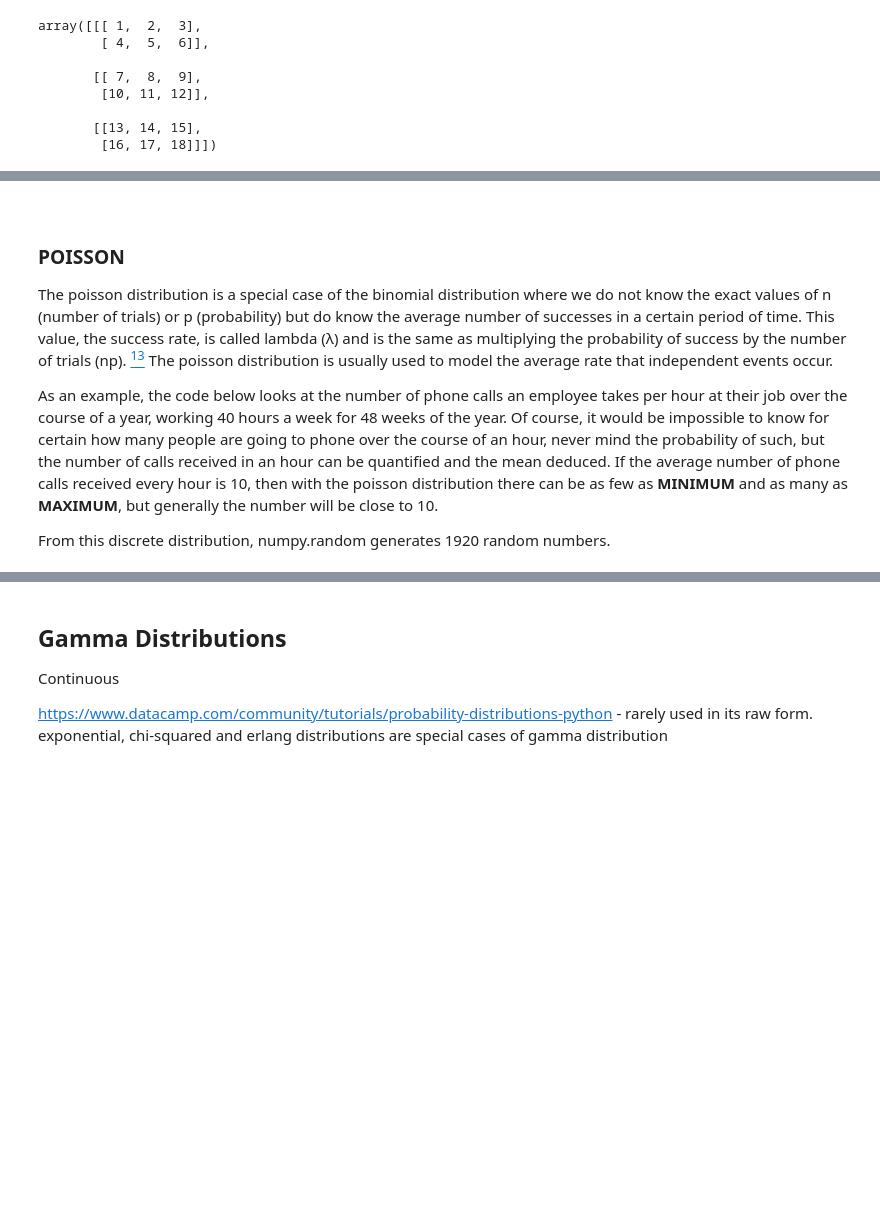
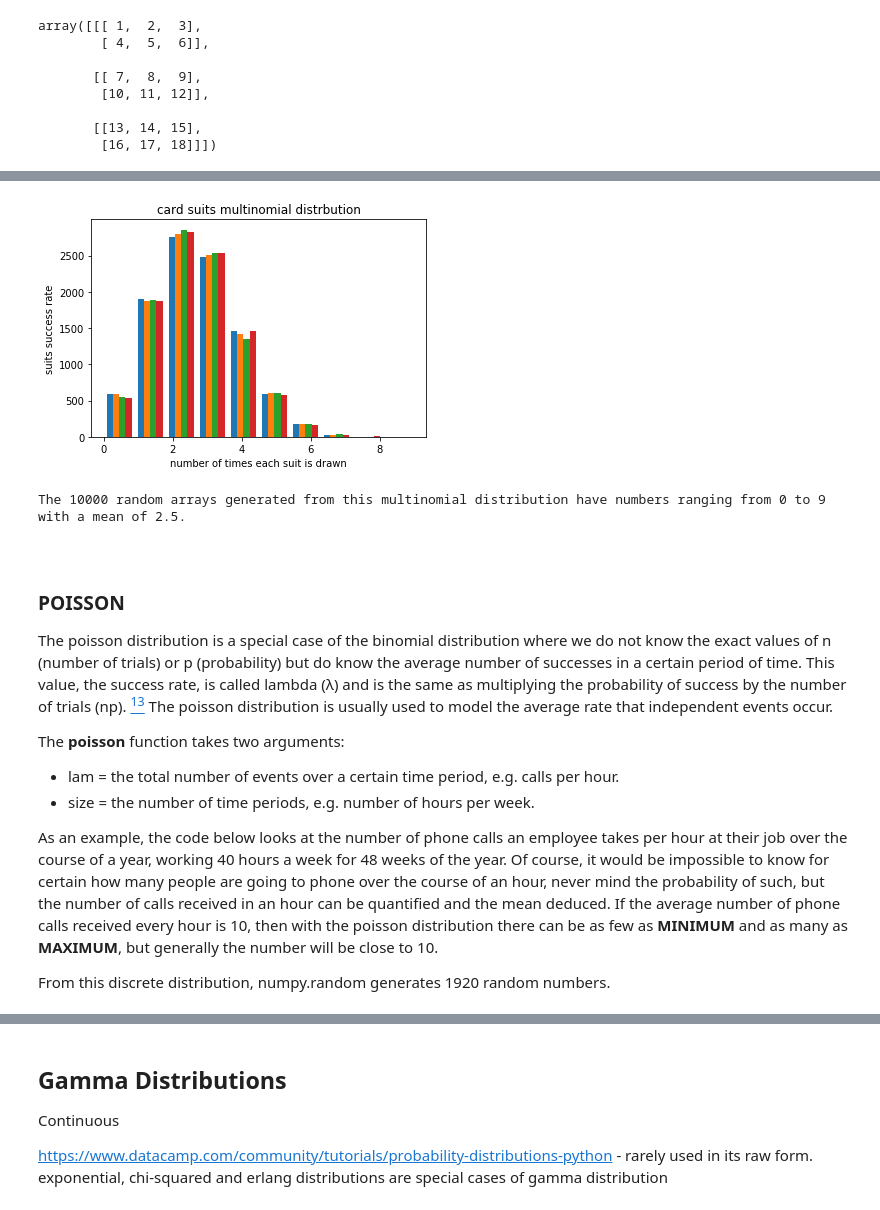
Before and after one commit to jennifer-ryan/numpy.random-project, a Jupyter notebook: numpy.random.ipynb, the cells around one changed output, grey strips where cells are left out. Saved outputs shown, nothing was run; the diff lists cells and outputs as text; code cells hidden in the pictures; blank space fills up the shorter version.

```diff
--- a/numpy.random.ipynb
+++ b/numpy.random.ipynb
@@ -766,0 +776,9 @@ Where the binomial distribution operates on two possible outcomes, a multinomial
+# %%
+# Drawing 10 cards
+draws = 10
+
+#  Single multinomial trial.
+x = np.random.multinomial(draws, pvals = (0.25, 0.25, 0.25, 0.25))
+print(x)
+print()
+print("\033[1m" + f"In the {draws} cards drawn in this trial there are {x[0]} hearts, {x[1]} diamonds, {x[2]} clubs and {x[3]} spades." + "\033[0m")
@@ -767,3 +791,23 @@ Where the binomial distribution operates on two possible outcomes, a multinomial
+# %%
+# Output size.
+size = 10000
+
+# Creating the random number arrays.
+x = np.random.multinomial(draws, pvals = (0.25, 0.25, 0.25, 0.25), size=size)
+
+# Plotting the distribution.
+plt.hist(x)
+plt.title("card suits multinomial distrbution")
+plt.xlabel("number of times each suit is drawn")
+plt.ylabel("suits success rate")
+plt.show()
+
+# The 10,000 random number arrays returned.
+print("\033[1m" + f"The {size} random arrays generated from this multinomial distribution have numbers ranging from "
+      f"{x.min()} to {x.max()} with a mean of {x.mean()}."  + "\033[0m")
+# %% [output]
+[figure, added]
+The 10000 random arrays generated from this multinomial distribution have numbers ranging from 0 to 9 with a mean of 2.5.
 # %% [markdown]
 <br>
 
@@ -771,6 +815,11 @@ Where the binomial distribution operates on two possible outcomes, a multinomial
 
 The poisson distribution is a special case of the binomial distribution where we do not know the exact values of n (number of trials) or p (probability) but do know the average number of successes in a certain period of time. This value, the success rate, is called lambda (λ) and is the same as multiplying the probability of success by the number of trials (np). [<sup>13</sup>](https://medium.com/@andrew.chamberlain/deriving-the-poisson-distribution-from-the-binomial-distribution-840cc1668239) The poisson distribution is usually used to model the average rate that independent events occur.
 
+The **poisson** function takes two arguments:
+
+- lam = the total number of events over a certain time period, e.g. calls per hour.
+- size = the number of time periods, e.g. number of hours per week.
+
 As an example, the code below looks at the number of phone calls an employee takes per hour at their job over the course of a year, working 40 hours a week for 48 weeks of the year. Of course, it would be impossible to know for certain how many people are going to phone over the course of an hour, never mind the probability of such, but the number of calls received in an hour can be quantified and the mean deduced. If the average number of phone calls received every hour is 10, then with the poisson distribution there can be as few as **MINIMUM** and as many as **MAXIMUM**, but generally the number will be close to 10.
 
 From this discrete distribution, numpy.random generates 1920 random numbers.
```
Also changed, not shown: parts of 9 cells of this notebook.
